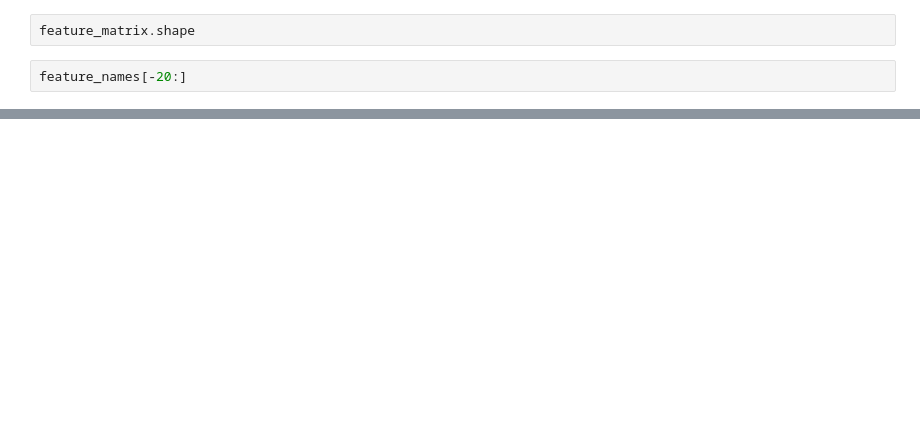
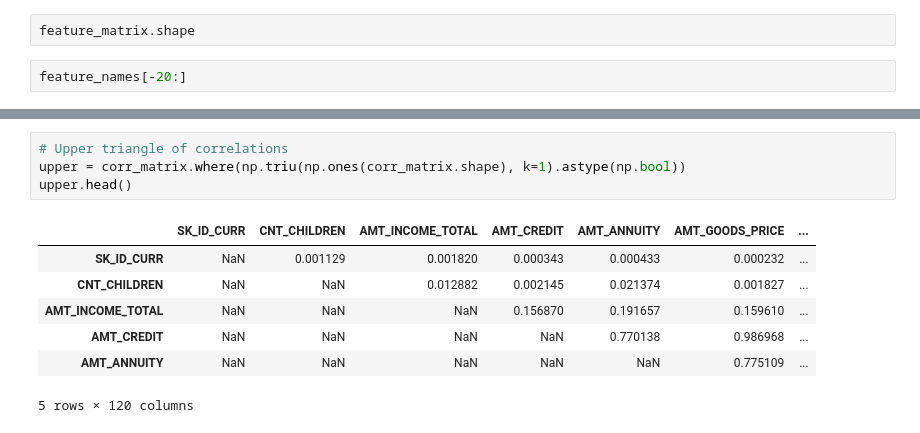
Before and after one commit to roenchina/FinTech_DefaultRisk, a Jupyter notebook: feature_engineering.ipynb, the cells around one changed output, grey strips where cells are left out. Cells and saved outputs as stored; diff of their text form; blank space fills up the shorter version.

```diff
--- a/feature_engineering.ipynb
+++ b/feature_engineering.ipynb
@@ -233,0 +259,12 @@ feature_names[-20:]
+# %%
+# Upper triangle of correlations
+upper = corr_matrix.where(np.triu(np.ones(corr_matrix.shape), k=1).astype(np.bool))
+upper.head()
+# %% [output]
+|  | SK_ID_CURR | CNT_CHILDREN | AMT_INCOME_TOTAL | AMT_CREDIT | AMT_ANNUITY | AMT_GOODS_PRICE | ... |
+| SK_ID_CURR | NaN | 0.001129 | 0.001820 | 0.000343 | 0.000433 | 0.000232 | ... |
+| CNT_CHILDREN | NaN | NaN | 0.012882 | 0.002145 | 0.021374 | 0.001827 | ... |
+| AMT_INCOME_TOTAL | NaN | NaN | NaN | 0.156870 | 0.191657 | 0.159610 | ... |
+| AMT_CREDIT | NaN | NaN | NaN | NaN | 0.770138 | 0.986968 | ... |
+| AMT_ANNUITY | NaN | NaN | NaN | NaN | NaN | 0.775109 | ... |
+5 rows × 120 columns
```
Also changed, not shown: parts of 36 cells of this notebook, 2 other files.
